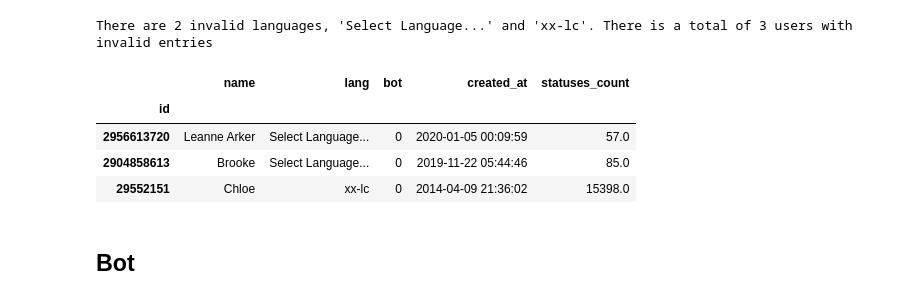
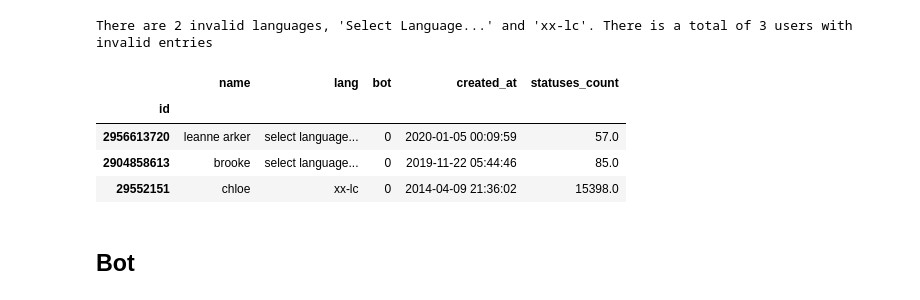
Before and after one commit to domferr/Data-Mining, a Jupyter notebook: Data Understanding.ipynb, the cells around one changed output. Cells and saved outputs as stored; diff of their text form; code cells hidden in the pictures.

Commit message:
Data understanding: make every string lower case and trim spaces

```diff
--- a/Data Understanding.ipynb
+++ b/Data Understanding.ipynb
@@ -60,6 +60,10 @@ df_users.mode()
 # %% [output]
 |  | name | lang | bot | created_at | statuses_count |
 | 0 | Sara | en | 1 | 2017-06-25 15:33:05 | 43.0 |
+# %%
+# Make all the strings lower case and trim leading and trailing spaces
+df_users = df_users.applymap(lambda x:x.lower().strip() if type(x) == str else x)
+df_users = df_users.replace(r"\s{2,}", " ", regex=True)
 # %% [markdown]
 # Users: Attributes analysis
 # %% [markdown]
@@ -139,14 +136,14 @@ print("There are 2 invalid languages, 'Select Language...' and 'xx-lc'. There is
 # %% [output]
 There are 2 invalid languages, 'Select Language...' and 'xx-lc'. There is a total of 3 users with invalid entries
 # %%
-usersWithInvalidLanguage = df_users.query("lang == 'Select Language...' | lang == 'xx-lc'")
+usersWithInvalidLanguage = df_users.query("lang == 'select language...' | lang == 'xx-lc'")
 usersWithInvalidLanguage
 # %% [output]
 |  | name | lang | bot | created_at | statuses_count |
 | id |  |  |  |  |  |
-| 2956613720 | Leanne Arker | Select Language... | 0 | 2020-01-05 00:09:59 | 57.0 |
-| 2904858613 | Brooke | Select Language... | 0 | 2019-11-22 05:44:46 | 85.0 |
-| 29552151 | Chloe | xx-lc | 0 | 2014-04-09 21:36:02 | 15398.0 |
+| 2956613720 | leanne arker | select language... | 0 | 2020-01-05 00:09:59 | 57.0 |
+| 2904858613 | brooke | select language... | 0 | 2019-11-22 05:44:46 | 85.0 |
+| 29552151 | chloe | xx-lc | 0 | 2014-04-09 21:36:02 | 15398.0 |
 # %% [markdown]
 ## Bot
 # %%
```
Also changed, not shown: parts of 10 cells of this notebook.
